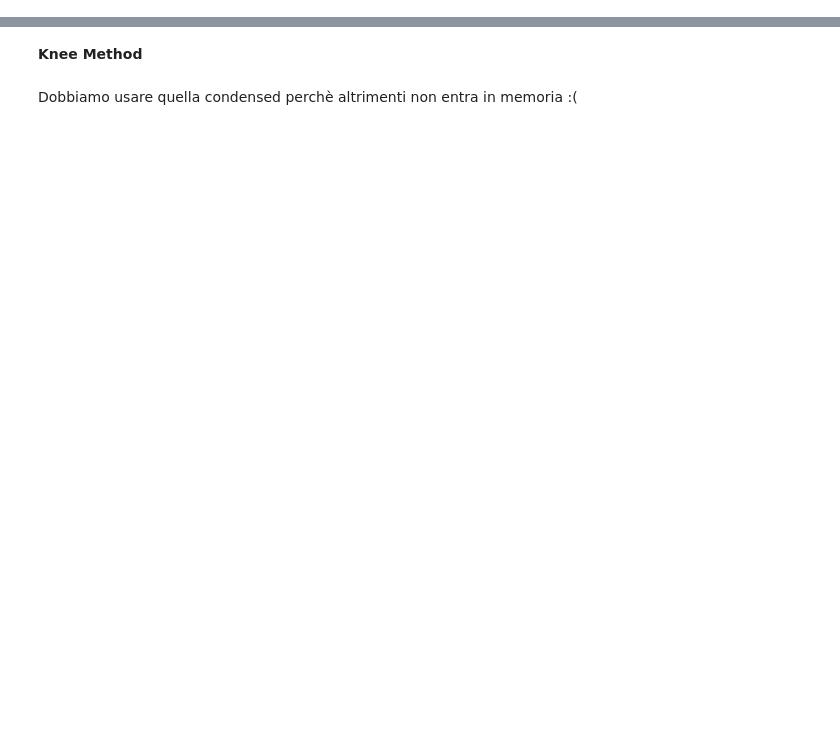
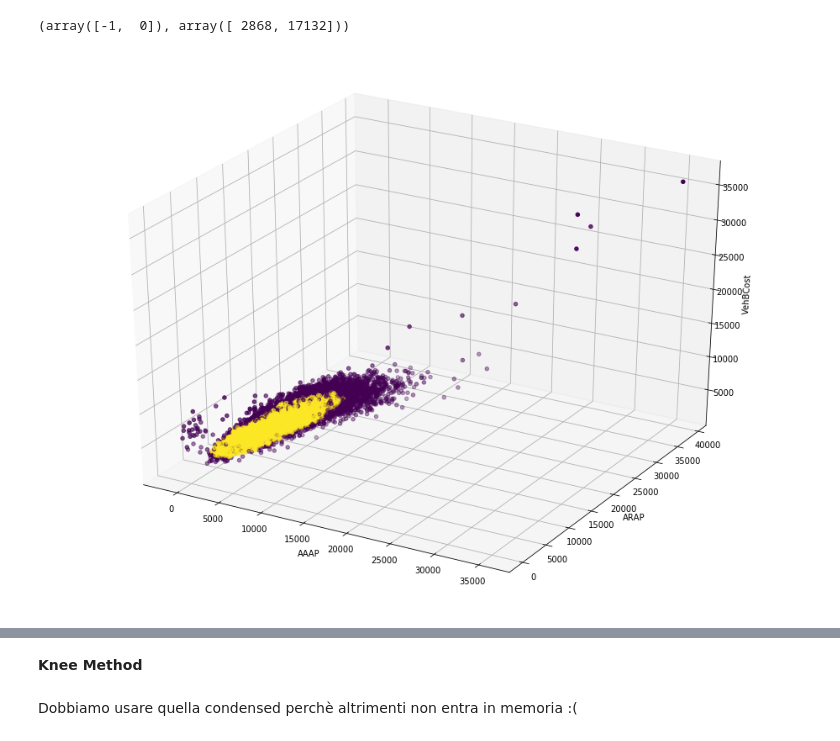
Before and after one commit to andybbruno/DataMining, a Jupyter notebook: lore_backup_colab/DBScan.ipynb, the cells around one changed output, grey strips where cells are left out. Saved outputs shown, nothing was run; the diff lists cells and outputs as text; code cells hidden in the pictures; blank space fills up the shorter version.

```diff
--- a/lore_backup_colab/DBScan.ipynb
+++ b/lore_backup_colab/DBScan.ipynb
@@ -66,0 +79,29 @@ for e in to_db_scan:
+# %%
+plot_df_idx = 0
+plot_eps = 0.35
+plot_mp = 256
+to_plot = to_db_scan[plot_df_idx]
+columns = []
+for c in to_plot.columns:
+  columns.append(c)
+x = columns[0]
+y = columns[1]
+z = columns[2]
+
+res = DBSCAN(eps=plot_eps, min_samples=plot_mp).fit(scaled_df[plot_df_idx])
+print(np.unique(res.labels_, return_counts=True))
+# %% [output]
+(array([-1,  0]), array([ 2868, 17132]))
+# %%
+fig = plt.figure(figsize=(16,12))
+ax = fig.gca(projection='3d')
+ax.scatter(to_plot[x],
+           to_plot[y],
+           to_plot[z],
+           c=res.labels_, marker='o')
+ax.set_xlabel(x)
+ax.set_ylabel(y)
+ax.set_zlabel(z)
+plt.show()
+# %% [output]
+[figure, added]
```
Also changed, not shown: parts of 16 cells of this notebook, 2 other files.
